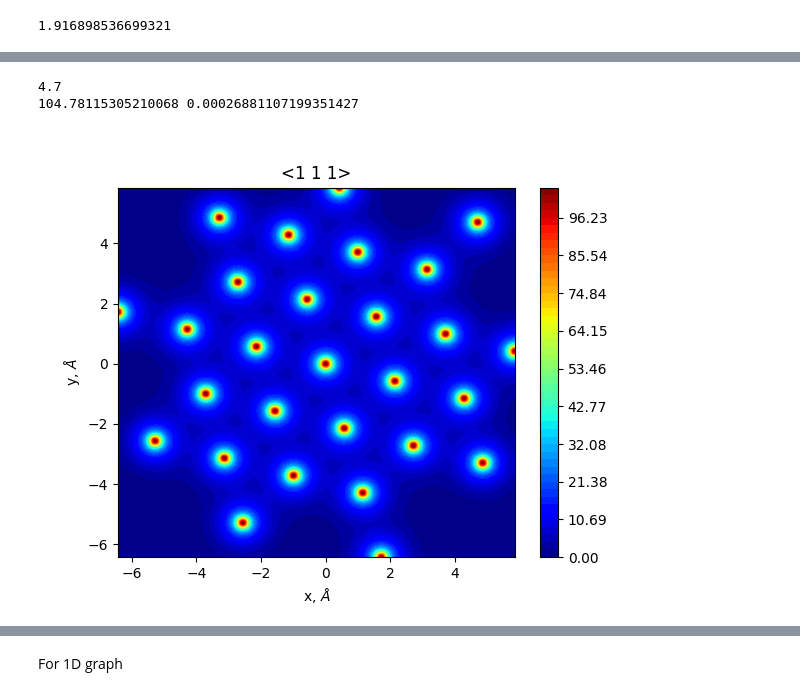
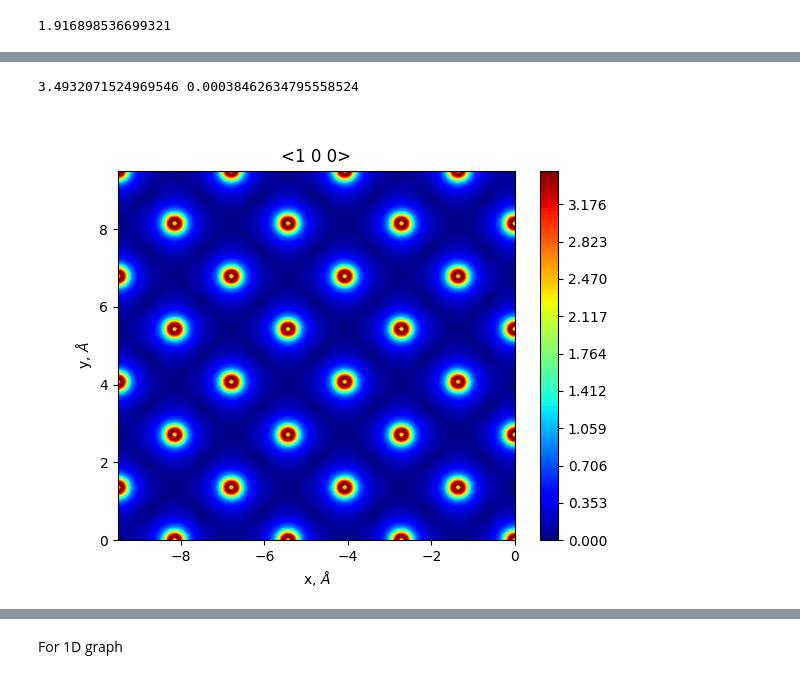
Before and after one commit to Ncanale/Channeling_Potential, a Jupyter notebook: ciftxt_reader.ipynb, the cells around one changed output, grey strips where cells are left out. Saved outputs shown, nothing was run; the diff lists cells and outputs as text; code cells hidden in the pictures.

Commit message:
gradients

```diff
--- a/ciftxt_reader.ipynb
+++ b/ciftxt_reader.ipynb
@@ -236,7 +244,7 @@ for vettore_posizione in vettori_posizione:
     posizioni_proiezioni.append(posizione_proiezione_vettoriale)'''
 
 ## Select the axis of analysis in the string ##
-asse = "1 1 1"
+asse = "1 0 0"
 print ("asse ", np.fromstring(asse, dtype=int, sep=" "))
 
 ## Creates the axis vector to project all the points on the plane (normalizing it)##
@@ -440,11 +449,11 @@ e = 1.6E-19
 N = 4.995E-2 #atomic concentration
 Z = 14
 d_pl = 1.36 #(100)
-# d_at = 5.43 #<100>
+d_at = 5.43 #<100>
 
-d_at_111 = [2.35,7.05]
+# d_at_111 = [2.35,7.05]
 d_at=sum(d_at_111)/len(d_at_111)
-print(d_at)
+# print("d_at",d_at)
 a_TF = (9*np.pi**2/(128*Z))**(1/3)*a_0
 
 ## DT approximation in a 2D space
@@ -475,14 +484,38 @@ for atom in atom_positions:
     #print(x_positions[i],y_positions[i])
     #print(U_2D)
 #print(len(U_2D))
+gradient_2d  = np.gradient(U_2D)
+
+E_tot= np.zeros_like(xx)
+# print (xx[10,10])
+# print(gradient_2d[1][10][10])
+for  i in range(0, len(gradient_2d[0])):
+    for  j in range(0, len(gradient_2d[1])):
+        E_tot[i,j] = np.sqrt(gradient_2d[0][i][j]**2 + gradient_2d[1][i][j]**2)
+
+    # print (np.shape(maps))
+    # for elements in maps:
+        # print (elements)
+    #    g_plot.append(np.sqrt(elements[0]**2+elements[1]**2))
+# print(g_plot)
+
 #U_2D_s = np.sum(U_2D, axis=0)
 
-U_max, U_min = [], []
+U_max, U_min = [],[]
 for U in U_2D:
     U_max.append(max(U))
     U_min.append(min(U))
 U_top, U_bottom = max(U_max), min(U_min)
-print(U_top, U_bottom) ## TO have a range for the graph color levels
+
+
+E_tot_max, E_tot_min = [],[]
+for E in E_tot:
+    E_tot_max.append(max(E))
+    E_tot_min.append(min(E))
+E_tot_top, E_tot_bottom = max(E_tot_max), min(E_tot_min)
+
+# print(U_top, U_bottom) ## TO have a range for the graph color levels
+print(E_tot_top, E_tot_bottom) ## TO have a range for the graph color levels
 
 
 #U_2D = np.array([U_DT_2D(xx+j*d, yy+j*d) for j in range(-nat, nat)])
@@ -495,24 +528,28 @@ print(U_top, U_bottom) ## TO have a range for the graph color levels
 #levels = [i*(U_2D_s.max()-U_2D_s.min())/n for i in range (0, n)]
 #levels = np.linspace(4, 32, 100)
 # %% [output]
-4.7
-104.78115305210068 0.00026881107199351427
+3.4932071524969546 0.00038462634795558524
 # %%
 ## Crea il grafico
 ## Plots the potential
 
 # levels_log = np.logspace(0,np.log10(U_top),base = 10.0,endpoint = True, num = 10)
 # print (np.log10(U_bottom),np.log10(U_top))
 # print(levels_log)
 
 levels = np.linspace(U_bottom, U_top, 50)
+level_e =np.linspace(E_tot_bottom, E_tot_top, 100)
+
 fig, ax=plt.subplots()
-plt.contourf(xx, yy, U_2D,levels,  cmap='jet') #levels,
+# plt.contourf(xx, yy, U_2D,levels,  cmap='jet') #levels,
+# plt.contourf(xx, yy, gradient_2d[0], levels_0, cmap='jet') #levels,
+plt.contourf(xx, yy, E_tot, level_e, cmap='jet') #levels,
+# plt.contourf(xx, yy, gradient_2d[1], levels_1, cmap='jet') #levels,
 # plt.contourf(xx, yy, U_2D,levels_log,  cmap='jet') #levels,
 plt.colorbar()
 plt.title("<"+ asse +">")
 plt.xlabel('x, $\AA$')
 plt.ylabel('y, $\AA$')
 plt.show()
 # %% [output]
-[figure, old version]
+[figure, new version]
```
Also changed, not shown: parts of 9 cells of this notebook.
